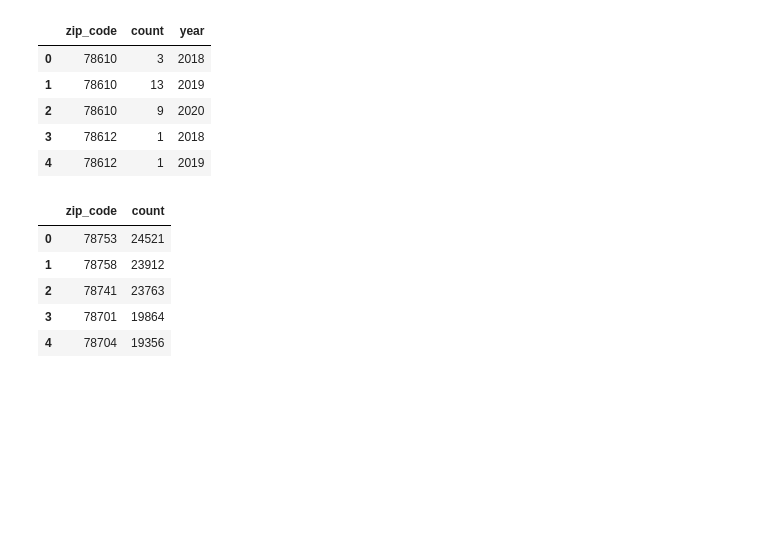
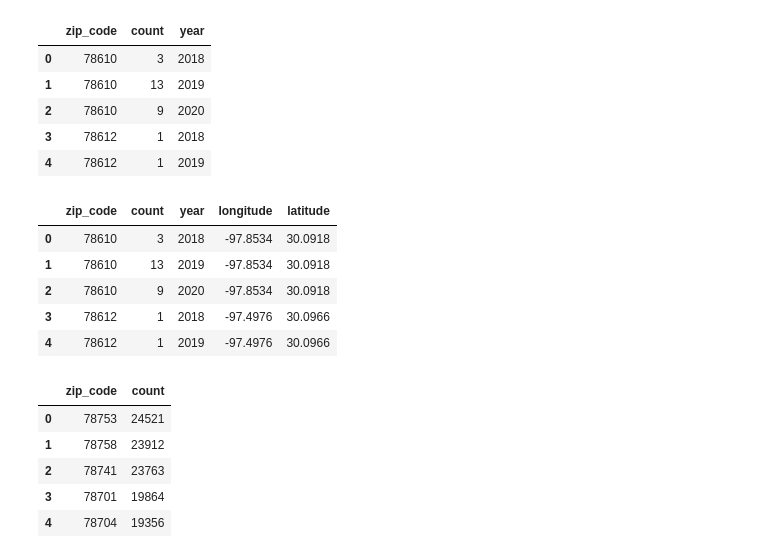
Before and after one commit to DonnieData/austin_crime_EDA, a Jupyter notebook: crime_data_EDA.ipynb, the cells around one changed output. Drawn from its saved outputs; the diff is of its cells as text; code cells hidden in the pictures; blank space fills up the shorter version.

```diff
--- a/crime_data_EDA.ipynb
+++ b/crime_data_EDA.ipynb
@@ -609,3 +611,16 @@ zip_reports_year.head()
 | 2 | 78610 | 9 | 2020 |
 | 3 | 78612 | 1 | 2018 |
 | 4 | 78612 | 1 | 2019 |
+# %%
+nomi = pgeocode.Nominatim('US')
+zip_reports_year['longitude'] = zip_reports_year['zip_code'].apply(lambda x: nomi.query_postal_code(x)['longitude'])
+zip_reports_year['latitude'] = zip_reports_year['zip_code'].apply(lambda x: nomi.query_postal_code(x)['latitude'])
+# %%
+zip_reports_year.head()
+# %% [output]
+|  | zip_code | count | year | longitude | latitude |
+| 0 | 78610 | 3 | 2018 | -97.8534 | 30.0918 |
+| 1 | 78610 | 13 | 2019 | -97.8534 | 30.0918 |
+| 2 | 78610 | 9 | 2020 | -97.8534 | 30.0918 |
+| 3 | 78612 | 1 | 2018 | -97.4976 | 30.0966 |
+| 4 | 78612 | 1 | 2019 | -97.4976 | 30.0966 |
```
Also changed, not shown: parts of 44 cells of this notebook, 1 other file.
